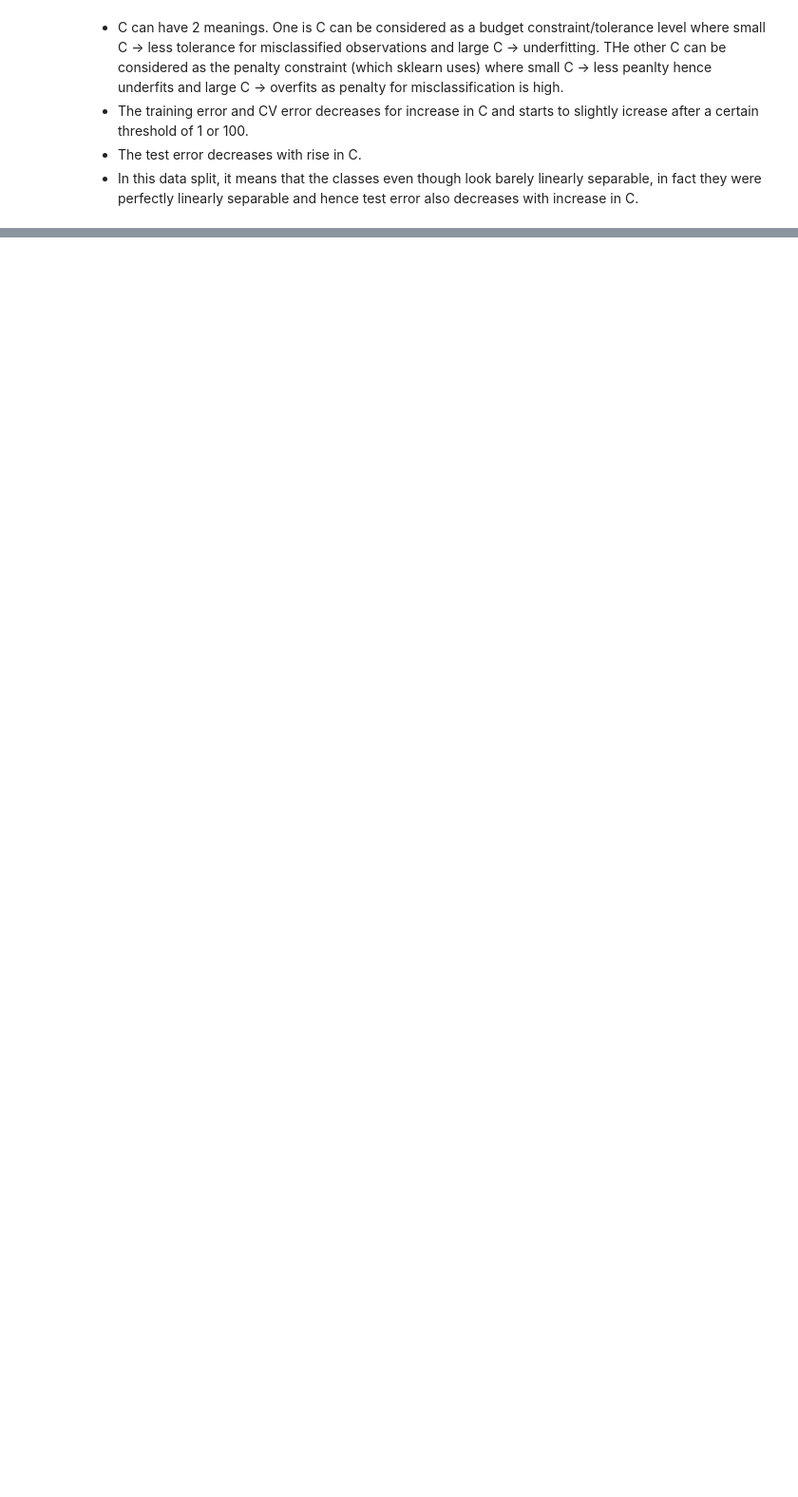
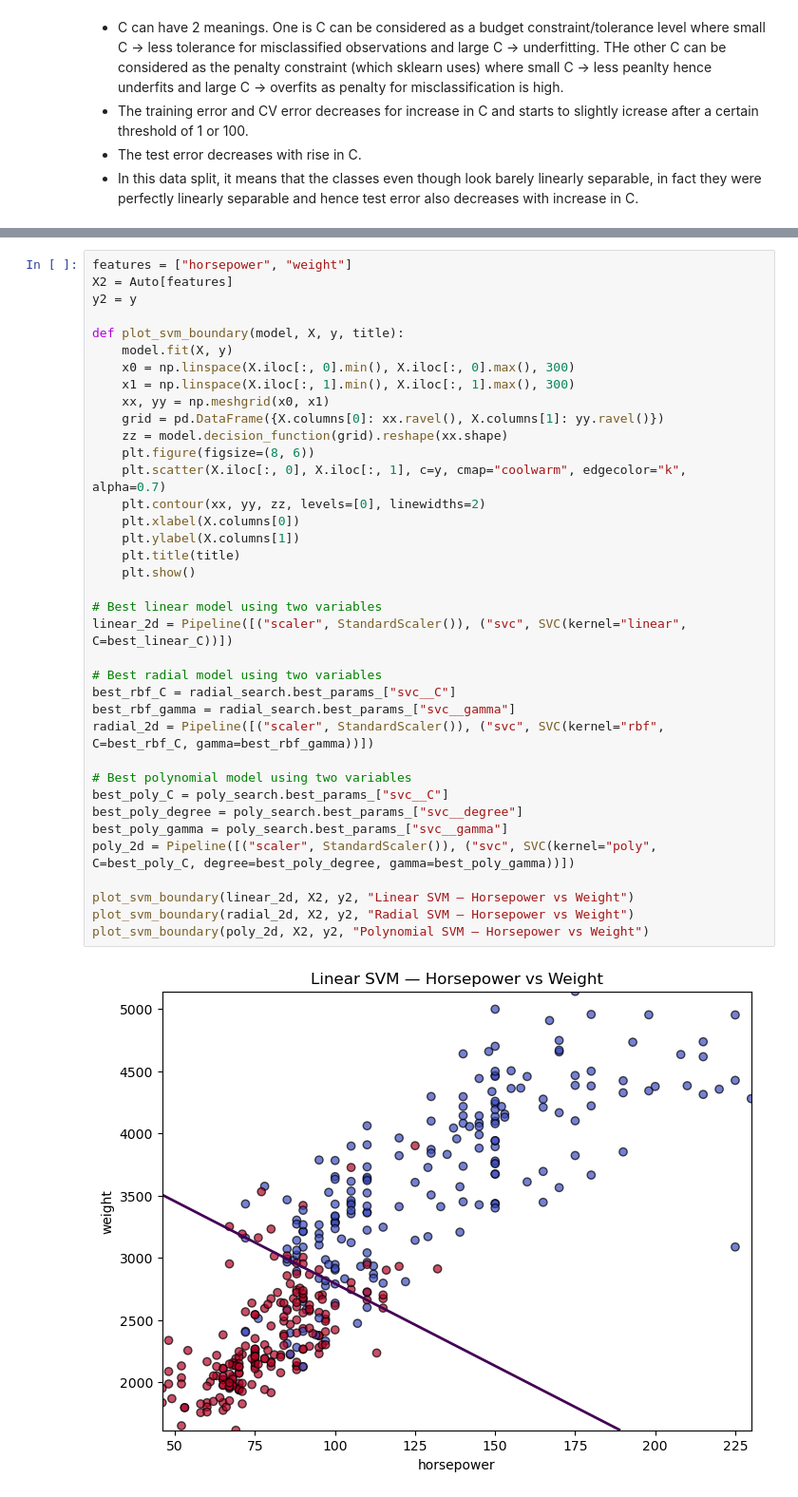
Before and after one commit to sumukha-r/isl-python-solutions, a Jupyter notebook: Chapter09-Support-Vector-Machines/Chapter09-Support-Vector-Machines.ipynb, the cells around one changed output, grey strips where cells are left out. Shown at 95% size. Drawn from its saved outputs; the diff is of its cells as text; blank space fills up the shorter version.

```diff
--- a/Chapter09-Support-Vector-Machines/Chapter09-Support-Vector-Machines.ipynb
+++ b/Chapter09-Support-Vector-Machines/Chapter09-Support-Vector-Machines.ipynb
@@ -321,0 +468,39 @@ plt.show()
+# %%
+features = ["horsepower", "weight"]
+X2 = Auto[features]
+y2 = y
+
+def plot_svm_boundary(model, X, y, title):
+    model.fit(X, y)
+    x0 = np.linspace(X.iloc[:, 0].min(), X.iloc[:, 0].max(), 300)
+    x1 = np.linspace(X.iloc[:, 1].min(), X.iloc[:, 1].max(), 300)
+    xx, yy = np.meshgrid(x0, x1)
+    grid = pd.DataFrame({X.columns[0]: xx.ravel(), X.columns[1]: yy.ravel()})
+    zz = model.decision_function(grid).reshape(xx.shape)
+    plt.figure(figsize=(8, 6))
+    plt.scatter(X.iloc[:, 0], X.iloc[:, 1], c=y, cmap="coolwarm", edgecolor="k", alpha=0.7)
+    plt.contour(xx, yy, zz, levels=[0], linewidths=2)
+    plt.xlabel(X.columns[0])
+    plt.ylabel(X.columns[1])
+    plt.title(title)
+    plt.show()
+
+# Best linear model using two variables
+linear_2d = Pipeline([("scaler", StandardScaler()), ("svc", SVC(kernel="linear", C=best_linear_C))])
+
+# Best radial model using two variables
+best_rbf_C = radial_search.best_params_["svc__C"]
+best_rbf_gamma = radial_search.best_params_["svc__gamma"]
+radial_2d = Pipeline([("scaler", StandardScaler()), ("svc", SVC(kernel="rbf", C=best_rbf_C, gamma=best_rbf_gamma))])
+
+# Best polynomial model using two variables
+best_poly_C = poly_search.best_params_["svc__C"]
+best_poly_degree = poly_search.best_params_["svc__degree"]
+best_poly_gamma = poly_search.best_params_["svc__gamma"]
+poly_2d = Pipeline([("scaler", StandardScaler()), ("svc", SVC(kernel="poly", C=best_poly_C, degree=best_poly_degree, gamma=best_poly_gamma))])
+
+plot_svm_boundary(linear_2d, X2, y2, "Linear SVM — Horsepower vs Weight")
+plot_svm_boundary(radial_2d, X2, y2, "Radial SVM — Horsepower vs Weight")
+plot_svm_boundary(poly_2d, X2, y2, "Polynomial SVM — Horsepower vs Weight")
+# %% [output]
+[figure, added]
```
Also changed, not shown: parts of 10 cells of this notebook, 1 other file.
